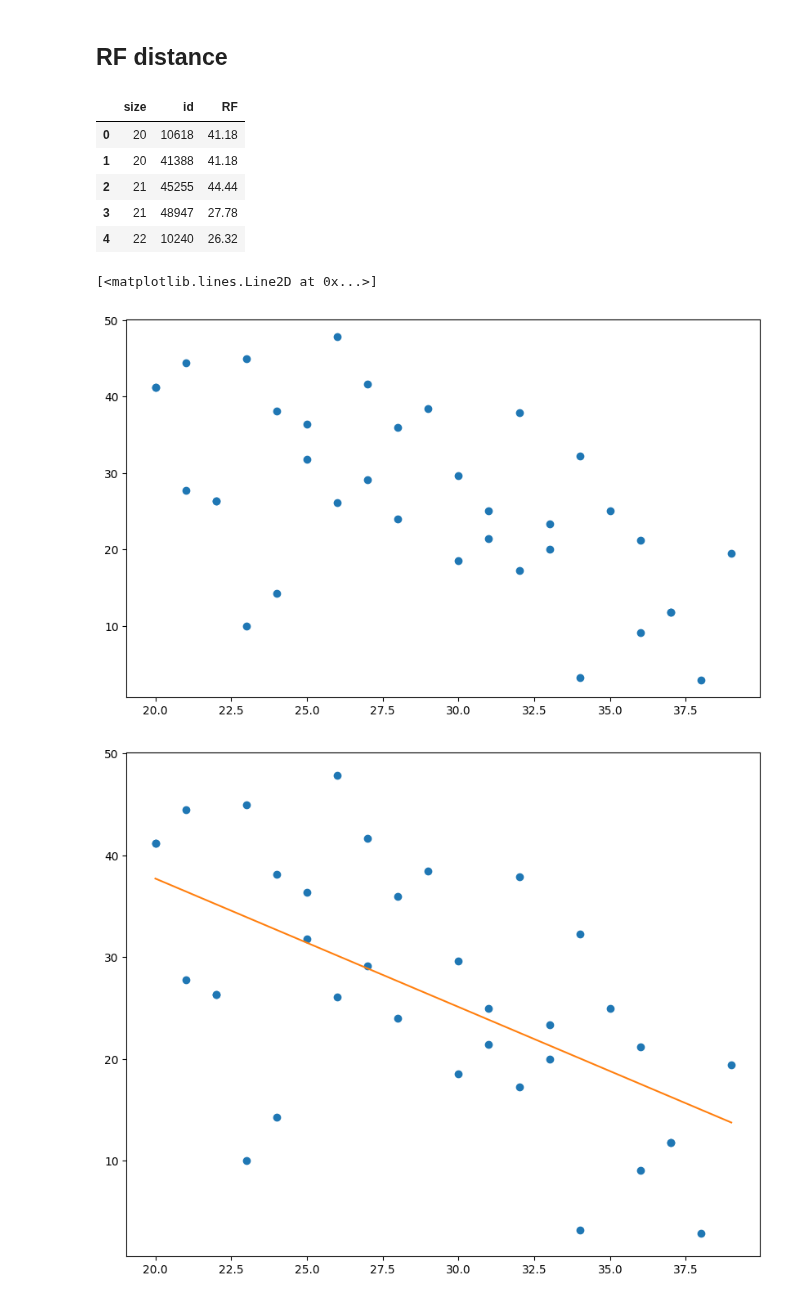
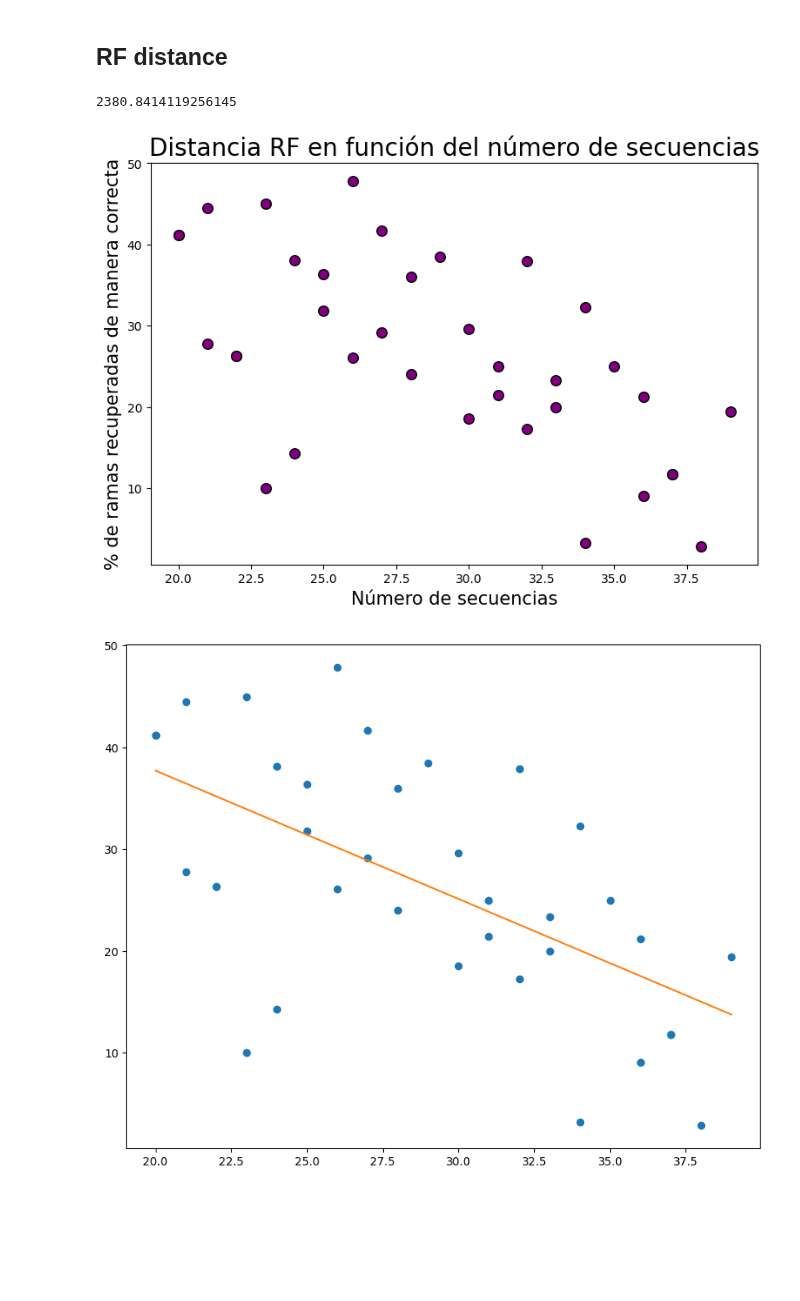
Before and after one commit to Nicofero/PhyloTree_ReConst, a Jupyter notebook: metrics_study.ipynb, the cells around one changed output. Drawn from its saved outputs; the diff is of its cells as text; code cells hidden in the pictures; blank space fills up the shorter version.

```diff
--- a/metrics_study.ipynb
+++ b/metrics_study.ipynb
@@ -22,20 +22,29 @@ import os
 rf = pd.read_csv('RF-distance.csv')
 
 rf.head()
+
+grouped_df = rf.groupby("size", as_index=False)["RF"].mean()
+
+# Renombrar la columna de RF para mayor claridad
+grouped_df.rename(columns={"RF": "Media RF"}, inplace=True)
-# %% [output]
-|  | size | id | RF |
-| 0 | 20 | 10618 | 41.18 |
-| 1 | 20 | 41388 | 41.18 |
-| 2 | 21 | 45255 | 44.44 |
-| 3 | 21 | 48947 | 27.78 |
-| 4 | 22 | 10240 | 26.32 |
-# %%
-# Plot the data
-plt.figure(figsize=(10, 6))
-plt.plot(rf['size'], rf['RF'], 'o')
-# %% [output]
-[<matplotlib.lines.Line2D at 0x...>]
-[figure, removed]
+# %%
+def f(x):
+    return 0.35*x * np.log2(10.82*x)
+
+print(f(39)*20)
+# %% [output]
+2380.8414119256145
+# %%
+# Plot the data
+plt.subplots(figsize=(9, 6))
+plt.scatter(rf['size'], rf['RF'], edgecolor='k', color='purple', s=70)
+# plt.plot(grouped_df['size'], grouped_df['Media RF'], color='red', lw=2)
+plt.xlabel('Número de secuencias',fontdict={'fontsize': 15})
+plt.ylabel('% de ramas recuperadas de manera correcta',fontdict={'fontsize': 15})
+plt.title('Distancia RF en función del número de secuencias', fontsize=20)
+plt.show()
+# %% [output]
+[figure, added]
 # %%
 # Create a linear regression model and plot it with the cloud of points
 
```
Also changed, not shown: parts of 9 cells of this notebook, 5 other files.
